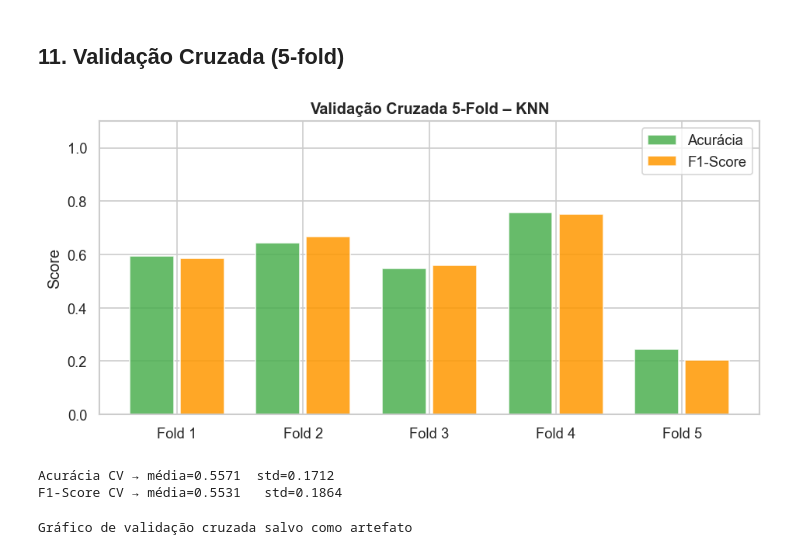
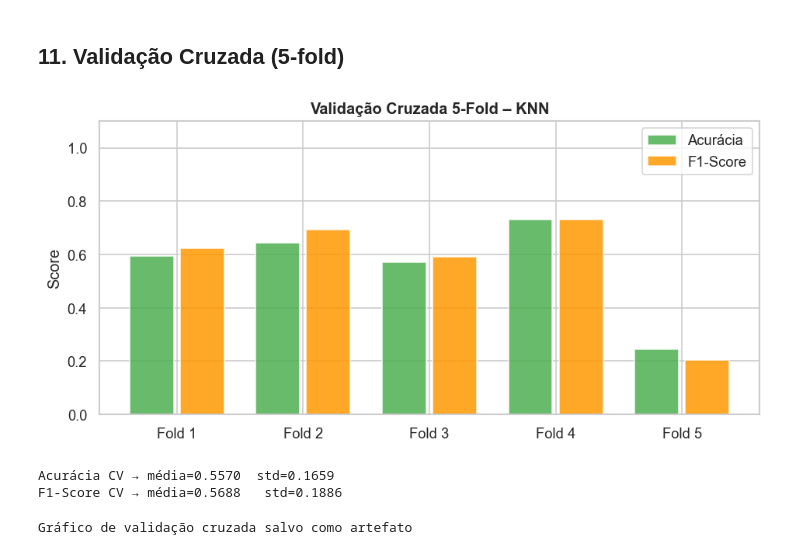
Before and after one commit to Narwhal-TCC/data-science-notebooks, a Jupyter notebook: dataset_matriz_1/example_mlflow/models/modelo_knn_mlflow.ipynb, the cells around one changed output. Cells and saved outputs as stored; diff of their text form; code cells hidden in the pictures.

Commit message:
fix: Utilização do Pipeline para o KNN
Para deixar o modelo salvo consistente, permitindo a entrada de dados brutos (não normalizados pelo StandardScaler)

```diff
--- a/dataset_matriz_1/example_mlflow/models/modelo_knn_mlflow.ipynb
+++ b/dataset_matriz_1/example_mlflow/models/modelo_knn_mlflow.ipynb
@@ -157,7 +158,7 @@ plt.show()
 # %%
 # Parâmetros do modelo — centralizados para o MLflow logar
 PARAMS = {
-    "n_neighbors"      : 6,
+    "n_neighbors"      : 5,
     "metric"           : "minkowski",
     "p"                : 2,
 }
@@ -167,10 +168,14 @@ name = f"knn-k{PARAMS['n_neighbors']}-{PARAMS['metric']}"
 run = mlflow.start_run(run_name=name)
 print(f"Run iniciada: {run.info.run_id[:12]}…")
 
-modelo_knn = KNeighborsClassifier(**PARAMS)
-modelo_knn.fit(X_train_s, y_train)
-y_pred  = modelo_knn.predict(X_test_s)
-y_proba = modelo_knn.predict_proba(X_test_s)[:, 1]
+pipeline = Pipeline([
+    ("scaler", StandardScaler()),
+    ("model",  KNeighborsClassifier(**PARAMS))
+])
+
+pipeline.fit(X_train, y_train)
+y_pred  = pipeline.predict(X_test)
+y_proba = pipeline.predict_proba(X_test)[:, 1]
 
 # Loga parâmetros imediatamente após o treino
 mlflow.log_params(PARAMS)
@@ -181,7 +186,7 @@ mlflow.set_tag("split",     "75/25")
 print("Modelo treinado | Parâmetros logados no MLflow")
 
 mlflow.sklearn.log_model(
-    sk_model=modelo_knn,
+    sk_model=pipeline,
     name=name
 )
 # %% [output]
@@ -465,29 +473,29 @@ Classification report salvo como artefato
 ## 11. Validação Cruzada (5-fold)
 # %%
 X_scaled = StandardScaler().fit_transform(X)
-cv_acc = cross_val_score(modelo_knn, X_scaled, y, cv=5, scoring='accuracy')
-cv_f1  = cross_val_score(modelo_knn, X_scaled, y, cv=5, scoring='f1')
+cv_acc = cross_val_score(pipeline, X, y, cv=5, scoring='accuracy')
+cv_f1  = cross_val_score(pipeline, X, y, cv=5, scoring='f1')
 
 fig, ax = plt.subplots(figsize=(8, 4))
 folds = [f'Fold {i+1}' for i in range(5)]
 x = np.arange(5)
 ax.bar(x - 0.2, cv_acc, 0.35, label='Acurácia', color='#4CAF50', alpha=0.85)
 ax.bar(x + 0.2, cv_f1,  0.35, label='F1-Score',  color='#FF9800', alpha=0.85)
 ax.set_xticks(x); ax.set_xticklabels(folds)
 ax.set_ylim(0, 1.1); ax.set_ylabel('Score')
 ax.set_title('Validação Cruzada 5-Fold – KNN', fontweight='bold')
 ax.legend()
 plt.tight_layout()
 _cv_path = '../../images/knn/knn_cv.png'
 plt.savefig(_cv_path, bbox_inches='tight')
 plt.show()
 
 print(f"Acurácia CV → média={cv_acc.mean():.4f}  std={cv_acc.std():.4f}")
 print(f"F1-Score CV → média={cv_f1.mean():.4f}   std={cv_f1.std():.4f}")
 # %% [output]
-[figure, old version]
+[figure, new version]
-Acurácia CV → média=0.5571  std=0.1712
-F1-Score CV → média=0.5531   std=0.1864
+Acurácia CV → média=0.5570  std=0.1659
+F1-Score CV → média=0.5688   std=0.1886
 # %%
 # ── Salva gráfico de validação cruzada como artefato ─────────────────────────
 mlflow.log_artifact(_cv_path, artifact_path="graficos")
```
Also changed, not shown: parts of 9 cells of this notebook.
